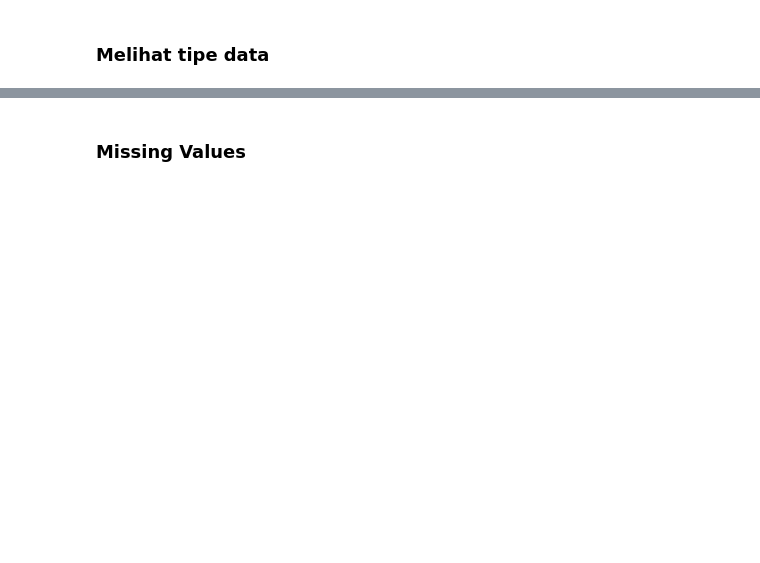
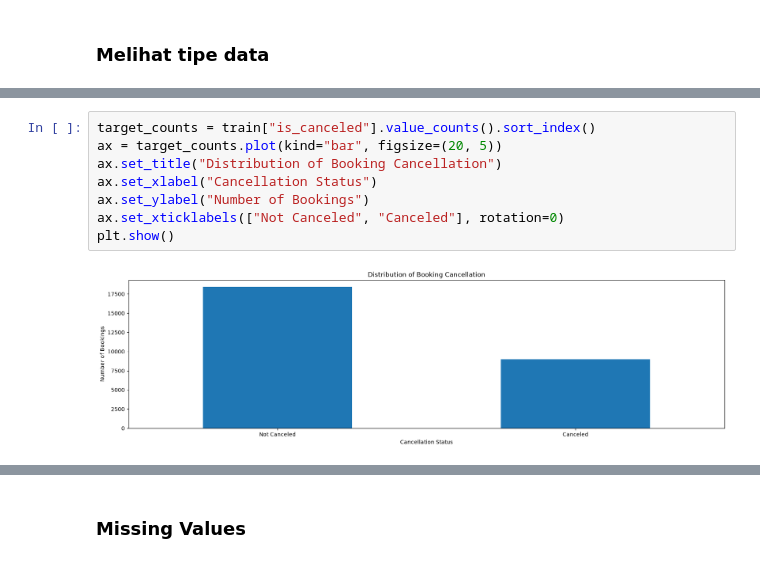
Before and after one commit to adielrum/IF3170_G32_PasukanPramaPutra, a Jupyter notebook: src/data_processing/eda.ipynb, the cells around one changed output, grey strips where cells are left out. Saved outputs shown, nothing was run; the diff lists cells and outputs as text; blank space fills up the shorter version.

```diff
--- a/src/data_processing/eda.ipynb
+++ b/src/data_processing/eda.ipynb
@@ -120,0 +225,10 @@ display(train.describe(include=["object", "str", "category"]))
+# %%
+target_counts = train["is_canceled"].value_counts().sort_index()
+ax = target_counts.plot(kind="bar", figsize=(20, 5))
+ax.set_title("Distribution of Booking Cancellation")
+ax.set_xlabel("Cancellation Status")
+ax.set_ylabel("Number of Bookings")
+ax.set_xticklabels(["Not Canceled", "Canceled"], rotation=0)
+plt.show()
+# %% [output]
+[figure, added]
```
Also changed, not shown: parts of 70 cells of this notebook.
